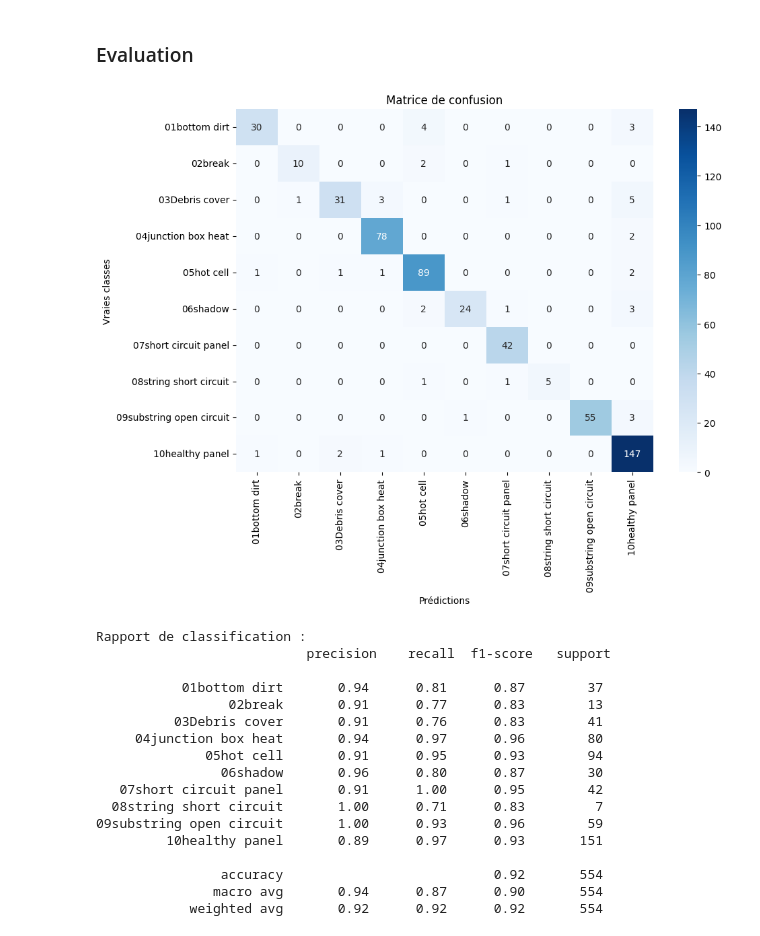
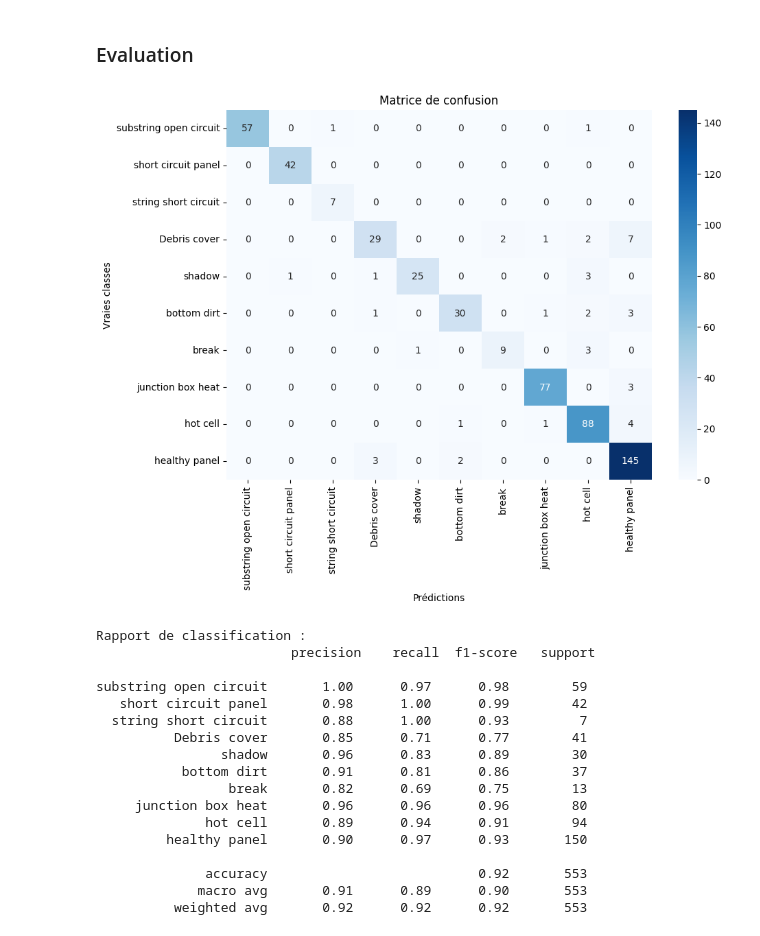
Before and after one commit to Max13500/PVF, a Jupyter notebook: essai_DL.ipynb, the cells around one changed output. Saved outputs shown, nothing was run; the diff lists cells and outputs as text; code cells hidden in the pictures.

```diff
--- a/essai_DL.ipynb
+++ b/essai_DL.ipynb
@@ -31,22 +0,0 @@ Classes test identiques ? =>  True
-# %%
-import cv2
-import matplotlib.pyplot as plt
-import numpy as np
-
-# Affichage d'une image par classe
-nums_image = np.random.randint(50, size=len(classes))
-fig, ax = plt.subplots(2, len(classes), figsize=(20, 8))
-idx_ax= 0
-for cls in classes:
-    img_path = os.path.join(train_path, cls, os.listdir(os.path.join(train_path, cls))[nums_image[idx_ax]])
-    img = cv2.imread(img_path)
-    # Conversion BGR => RGB
-    img_rgb = cv2.cvtColor(img, cv2.COLOR_BGR2RGB)
-    ax[0,idx_ax].imshow(img_rgb)
-    ax[0,idx_ax].set_title(cls[2:])
-    # Conversion BGR => Niveau de gris
-    img_gray = cv2.cvtColor(img, cv2.COLOR_BGR2GRAY)
-    ax[1,idx_ax].imshow(img_gray,cmap='gray')
-    idx_ax+=1
-
-plt.show()
@@ -57,9 +36,4 @@ plt.show()
 # %%
-import torch
-from torchvision import datasets, transforms
-from torch.utils.data import DataLoader
-
-
 # Transformation des images (redimensionnement, normalisation)
 transform = transforms.Compose([
     transforms.Grayscale(num_output_channels=3),  # Certaines archis exigent 3 canaux
@@ -76,11 +50,15 @@ transform = transforms.Compose([
 #     transforms.Normalize(mean=[0.5], std=[0.5])
 # ])
 
-# Chargement / transformation des datasets d'entraînement et de test
-train_dataset = datasets.ImageFolder(root=train_path, transform=transform)
-test_dataset = datasets.ImageFolder(root=test_path, transform=transform)
+# Création des datasets train et test
+df_pvf10 = pd.read_csv('structure_pvf_10.csv')
+# Les labels doivent être encodées en entiers pour PyTorch
+dico_classes = {classe: idx for idx, classe in enumerate(df_pvf10["Classe"].unique())}
+train_dataset = PVF10Dataset(df_pvf10, dico_classes, ensemble='train', format='110x60', transform=transform)
+test_dataset = PVF10Dataset(df_pvf10, dico_classes, ensemble='test', format='110x60', transform=transform)
 
 # Chargement par batch
+from torch.utils.data import DataLoader
 train_loader = DataLoader(train_dataset, batch_size=32, shuffle=True)
 test_loader = DataLoader(test_dataset, batch_size=32, shuffle=False)
 # %% [markdown]
@@ -95,7 +73,7 @@ device = torch.device("cuda" if torch.cuda.is_available() else "cpu")
 
 # Charger un modèle pré-entraîné (ex : ResNet18)
 model = models.resnet18(pretrained=True)
-model.fc = nn.Linear(model.fc.in_features, len(train_dataset.classes))  # Adapter au nombre de classes
+model.fc = nn.Linear(model.fc.in_features, 10)  # Adapter au nombre de classes
 model = model.to(device)
 
 # Définir la fonction de coût et l'optimiseur
@@ -136,53 +114,54 @@ Epoch 10/10, Loss: 0.15091310018272716
 # %%
 import seaborn as sns
 from sklearn.metrics import confusion_matrix
+import matplotlib.pyplot as plt
 
 # Prédictions sur l'ensemble de test
 all_preds = []
 all_labels = []
 
 model.eval()
 with torch.no_grad():
     for images, labels in test_loader:
         images, labels = images.to(device), labels.to(device)
         outputs = model(images)
         _, predicted = torch.max(outputs, 1)
         all_preds.extend(predicted.cpu().numpy())
         all_labels.extend(labels.cpu().numpy())
 
 # Matrice de confusion
 conf_matrix = confusion_matrix(all_labels, all_preds)
 plt.figure(figsize=(10, 7))
-sns.heatmap(conf_matrix, annot=True, fmt="d", cmap="Blues",xticklabels=classes, yticklabels=classes)
+sns.heatmap(conf_matrix, annot=True, fmt="d", cmap="Blues",xticklabels=list(dico_classes.keys()),yticklabels=list(dico_classes.keys()))
 plt.xlabel("Prédictions")
 plt.ylabel("Vraies classes")
 plt.title("Matrice de confusion")
 plt.show()
 # %% [output]
-[figure, old version]
+[figure, new version]
 # %%
 from sklearn.metrics import classification_report
 
 # Générer le rapport de classification
-class_report = classification_report(all_labels, all_preds, target_names=classes)
+class_report = classification_report(all_labels, all_preds, target_names=list(dico_classes.keys()))
 
 # Afficher le rapport
 print("Rapport de classification :\n", class_report)
 # %% [output]
 Rapport de classification :
-                           precision    recall  f1-score   support
+                         precision    recall  f1-score   support
 
-           01bottom dirt       0.94      0.81      0.87        37
-                 02break       0.91      0.77      0.83        13
-          03Debris cover       0.91      0.76      0.83        41
-     04junction box heat       0.94      0.97      0.96        80
-              05hot cell       0.91      0.95      0.93        94
-                06shadow       0.96      0.80      0.87        30
-   07short circuit panel       0.91      1.00      0.95        42
-  08string short circuit       1.00      0.71      0.83         7
-09substring open circuit       1.00      0.93      0.96        59
-         10healthy panel       0.89      0.97      0.93       151
+substring open circuit       1.00      0.97      0.98        59
+   short circuit panel       0.98      1.00      0.99        42
+  string short circuit       0.88      1.00      0.93         7
+          Debris cover       0.85      0.71      0.77        41
+                shadow       0.96      0.83      0.89        30
+           bottom dirt       0.91      0.81      0.86        37
+                 break       0.82      0.69      0.75        13
+     junction box heat       0.96      0.96      0.96        80
+              hot cell       0.89      0.94      0.91        94
+         healthy panel       0.90      0.97      0.93       150
 
-                accuracy                           0.92       554
-               macro avg       0.94      0.87      0.90       554
-            weighted avg       0.92      0.92      0.92       554
+              accuracy                           0.92       553
+             macro avg       0.91      0.89      0.90       553
+          weighted avg       0.92      0.92      0.92       553
```
Also changed, not shown: parts of 6 cells of this notebook, 1 other file.
